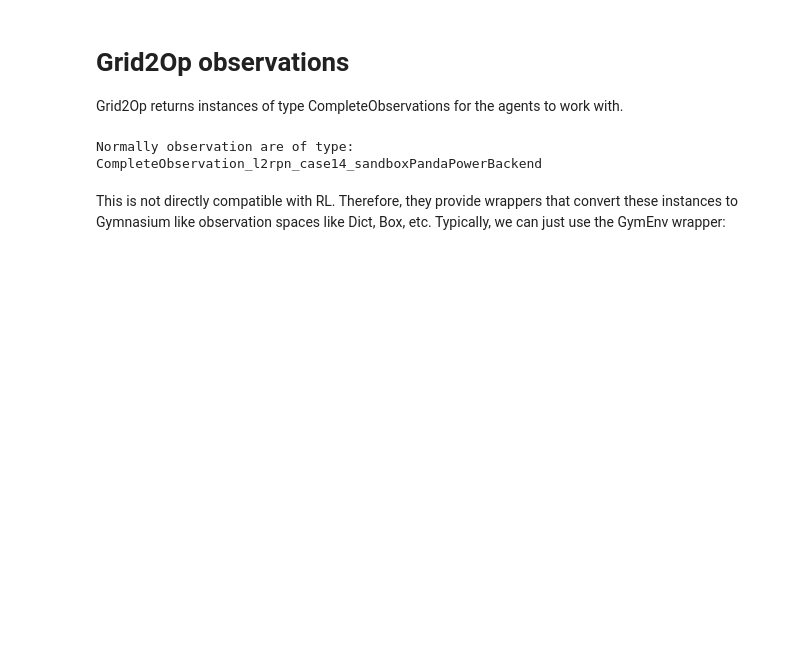
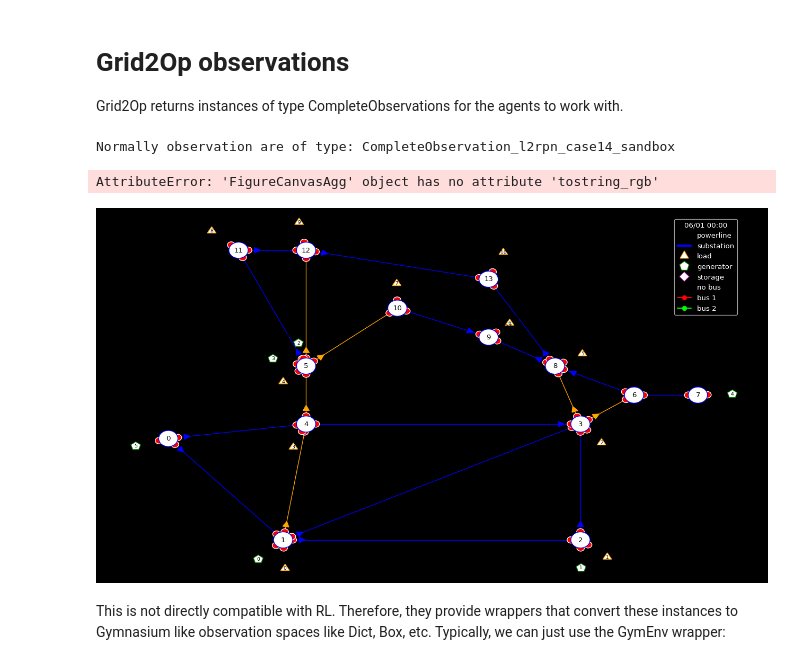
Before and after one commit to HansDampf37/NRI-for-explainable-RL-in-Power-Grids, a Jupyter notebook: src/visualization/observation_space.ipynb, the cells around one changed output. Saved outputs shown, nothing was run; the diff lists cells and outputs as text; code cells hidden in the pictures; blank space fills up the shorter version.

```diff
--- a/src/visualization/observation_space.ipynb
+++ b/src/visualization/observation_space.ipynb
@@ -4,13 +4,17 @@ Grid2Op returns instances of type CompleteObservations for the agents to work wi
 # %%
 import grid2op
 from grid2op.gym_compat import GymEnv
 
 env_name = "l2rpn_case14_sandbox"
 env = grid2op.make(env_name)
 obs = env.reset()
 print(f"Normally observation are of type: {obs.__class__.__name__}")
+env.attach_renderer()
+env.render()
 # %% [output]
-Normally observation are of type: CompleteObservation_l2rpn_case14_sandboxPandaPowerBackend
+Normally observation are of type: CompleteObservation_l2rpn_case14_sandbox
+AttributeError: 'FigureCanvasAgg' object has no attribute 'tostring_rgb'
+[figure, added]
 # %% [markdown]
 This is not directly compatible with RL. Therefore, they provide wrappers that convert these instances to Gymnasium like observation spaces like Dict, Box, etc. Typically, we can just use the GymEnv wrapper:
 # %%
```
Also changed, not shown: 15 other files.
